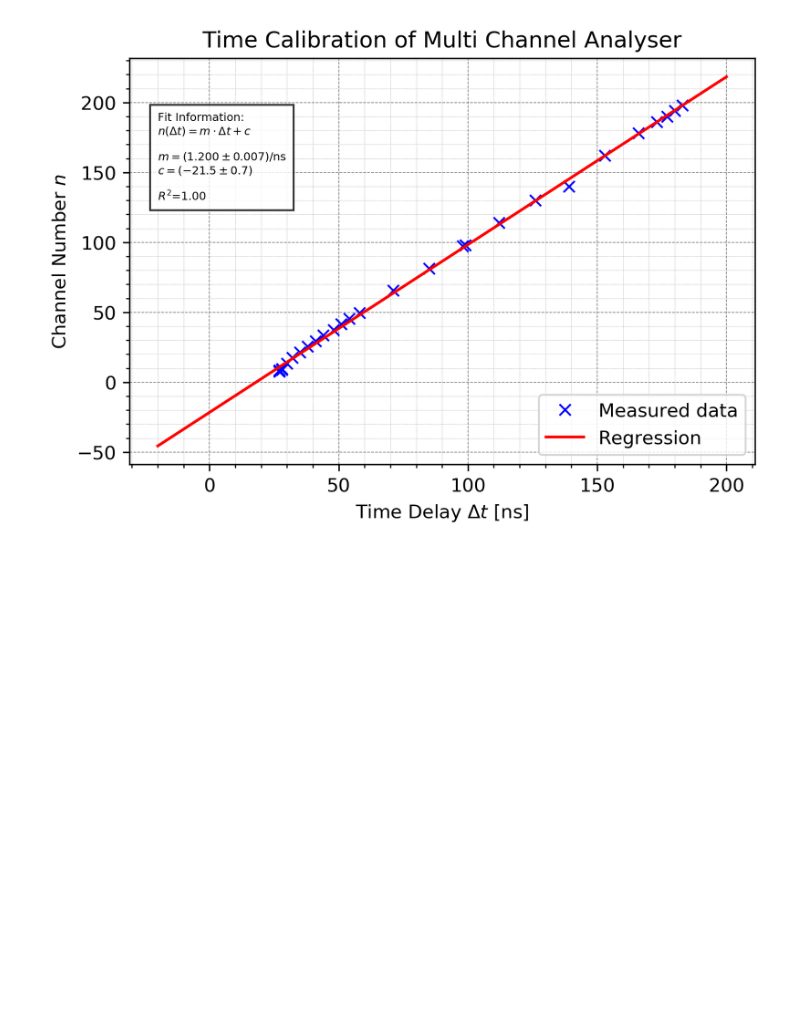
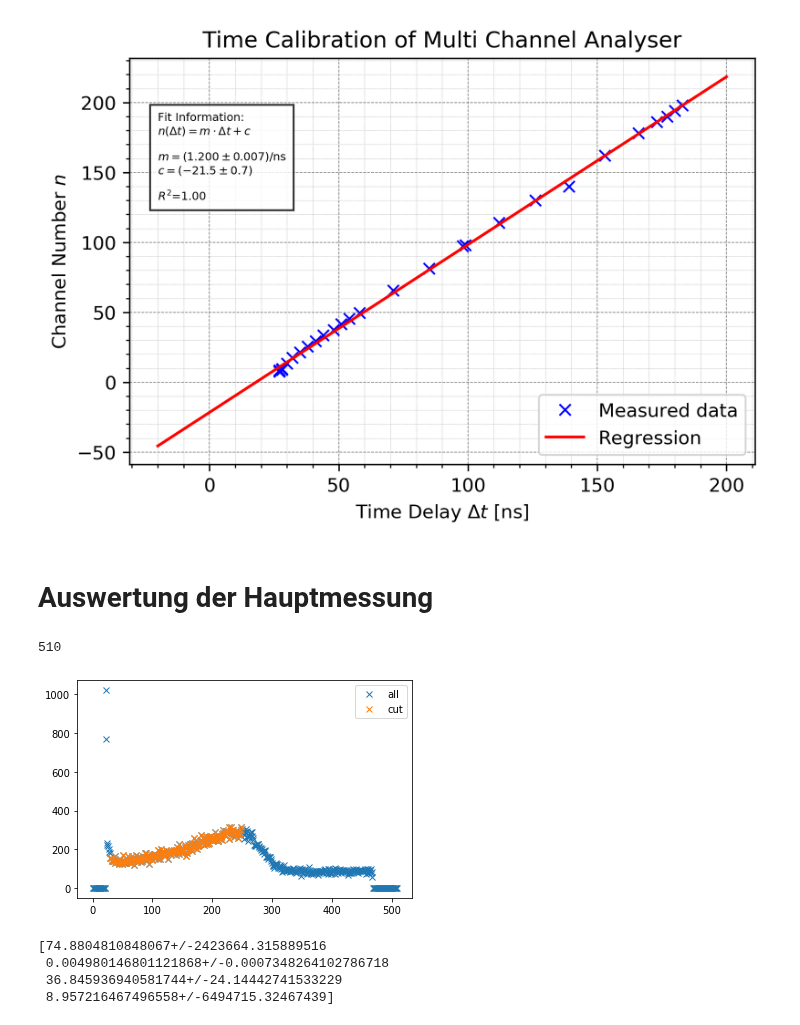
Before and after one commit to shockcookie/FP, a Jupyter notebook: KHWZ/coinc/Zeitkali.ipynb, the cells around one changed output. Cells and saved outputs as stored; diff of their text form; code cells hidden in the pictures; blank space fills up the shorter version.

```diff
--- a/KHWZ/coinc/Zeitkali.ipynb
+++ b/KHWZ/coinc/Zeitkali.ipynb
@@ -117,9 +118,14 @@ def linfit_pm(x, y, p0=None):
     return fit_pm(x, y, func=lambda x, a, b,: a * x + b, p0=p0)
 
 def val(x):
-    return unumpy.nominal_values(x)
+    from uncertainties import unumpy
+    try:
+        return unumpy.nominal_values(x)
+    except TypeError:
+        return "kek"
 
 def err(x):
+    from uncertainties import unumpy
     return unumpy.std_devs(x)
 # %%
 [slope,offset], R_2=linfit_pm(*calibr)
@@ -147,3 +153,24 @@ plt.savefig("time_cal.png")
 plt.show()
 # %% [output]
 [figure]
+# %% [markdown]
+# Auswertung der Hauptmessung
+# %%
+data_raw = read("Hauptmessung")
+data = [data_raw[0],[]]
+#fehler: sqrt(n)
+for i in range(len(data_raw[1])):
+    data[1].append(uncertainties.ufloat(data_raw[1][i],np.sqrt(data_raw[1][i])))
+len(data[1])
+# %% [output]
+510
+# %%
+start,stop = 30,250
+x = data[0][start:stop]
+y = data[1][start:stop]
+plt.plot(val(data[0]),val(data[1]),"x",label="all")
+plt.plot(x,val(y),"x",label="cut")
+plt.legend()
+plt.show()
+# %% [output]
+[figure, added]
@@ -149,0 +184,8 @@ plt.show()
+# %%
+vals,x_2=expfit_pm(val(x),val(y),p0=[30,0.1,1,1])
+print(vals)
+# %% [output]
+[74.8804810848067+/-2423664.315889516
+ 0.004980146801121868+/-0.0007348264102786718
+ 36.845936940581744+/-24.14442741533229
+ 8.957216467496558+/-6494715.32467439]
```
Also changed, not shown: parts of 11 cells of this notebook.
